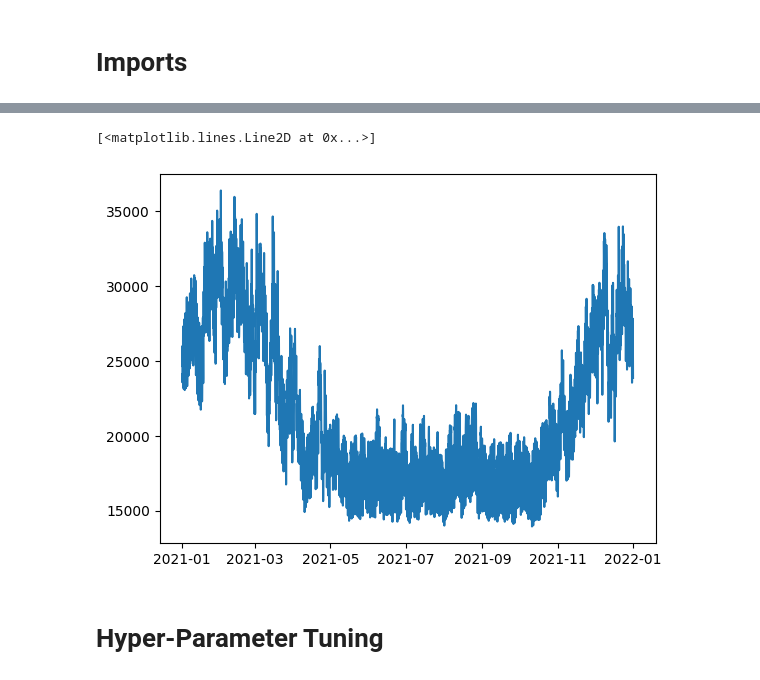
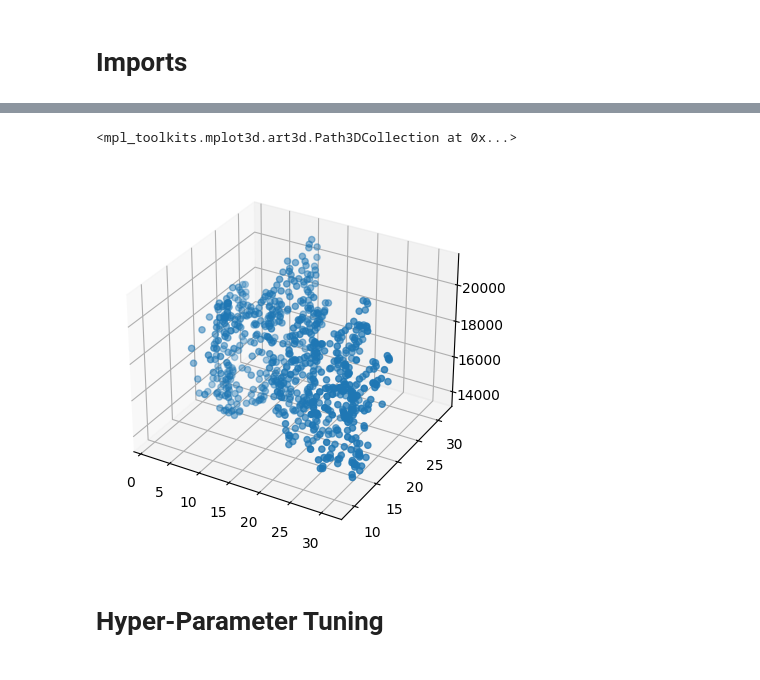
Before and after one commit to PhilJ0ly/EnergyNeedPrediction, a Jupyter notebook: models/svr_month.ipynb, the cells around one changed output, grey strips where cells are left out. Cells and saved outputs as stored; diff of their text form; code cells hidden in the pictures.

```diff
--- a/models/svr_month.ipynb
+++ b/models/svr_month.ipynb
@@ -38,5 +25,0 @@ train['Date/Time (UTC)'] = pd.to_datetime(train['Date/Time (UTC)'])
-# %%
-plt.plot(train[train['Date/Time (UTC)'].dt.year==2021]['Date/Time (UTC)'], train[train['Date/Time (UTC)'].dt.year==2021]['Average Power Output (MW)'])
-# %% [output]
-[<matplotlib.lines.Line2D at 0x...>]
-[figure, removed]
@@ -62,3 +26,24 @@ y_test = test["Average Power Output (MW)"].values
+# %%
+data = pd.read_csv(os.getenv("DATA"))
+# data['Date/Time (UTC)'] = pd.to_datetime(data['Date/Time (UTC)'])
+data.dropna(inplace=True)
+# data.drop(columns=['Date/Time (UTC)','Year'], inplace=True)
+data=data[data["Month"]==8]
+data = data[data["Year"]==2020]
+
+# X_tot = data.drop(columns=["Average Power Output (MW)"]).values
+# y_tot = data["Average Power Output (MW)"].values
+
+# X, X_test, y, y_test = train_test_split(X_tot, y_tot, test_size=0.1, random_state=45)
+
+# X_val, X_test, y_val, y_test = train_test_split(X_test, y_test, test_size=0.5, random_state=45)
+# %%
+ax = plt.axes(projection="3d")
+ax.scatter3D(data['Day'], data['Temp (°C)'], data['Average Power Output (MW)'])
+# plt.scatter(data["Day"], data['Average Power Output (MW)'])
+# %% [output]
+<mpl_toolkits.mplot3d.art3d.Path3DCollection at 0x...>
+[figure, added]
 # %%
 y = y.reshape(len(y), 1)
 y_val = y_val.reshape(len(y_val), 1)
```
Also changed, not shown: parts of 12 cells of this notebook, 3 other files.
